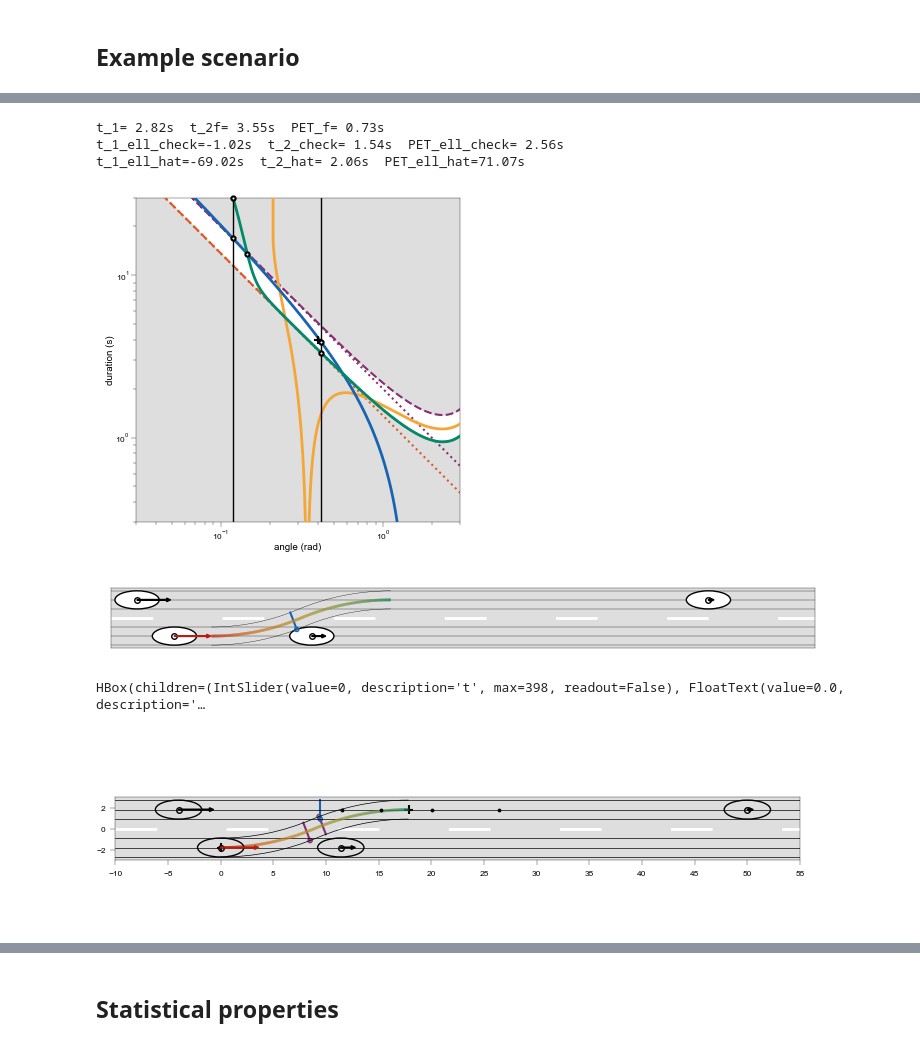
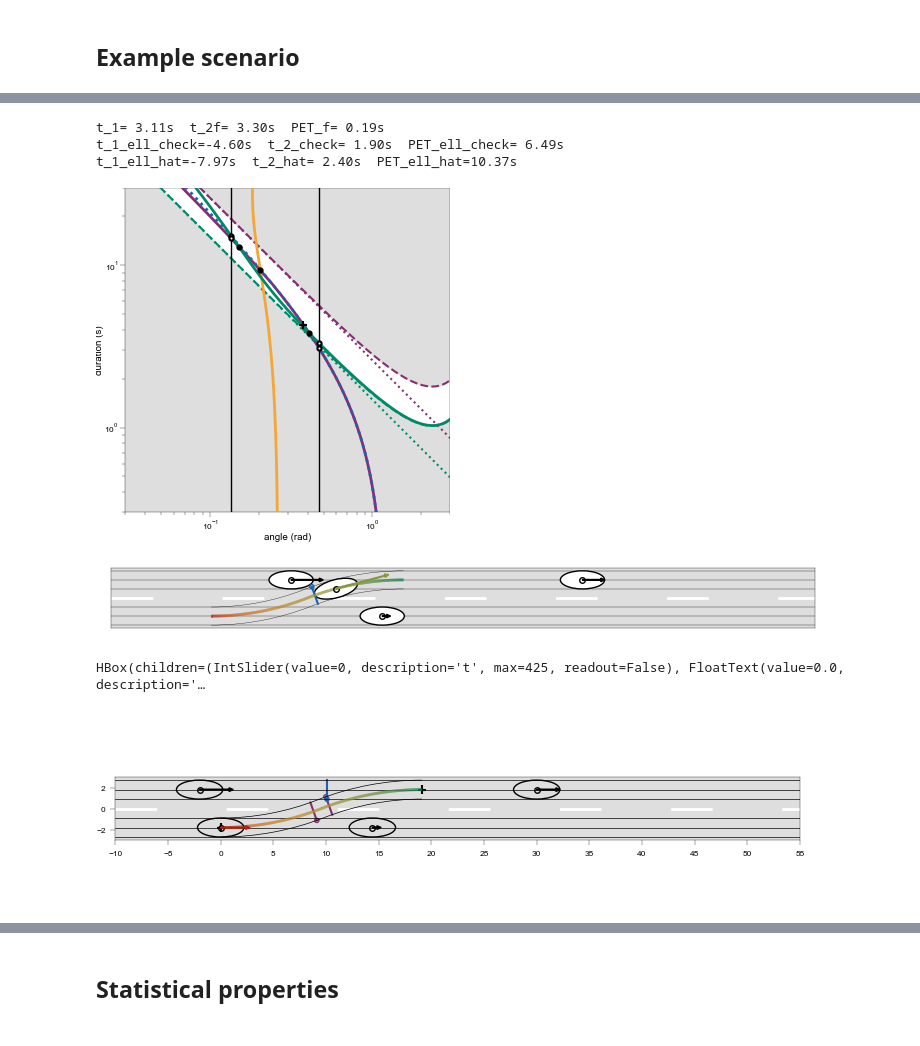
Before and after one commit to EPFL-ENAC/LUTS-pneuma-simulator, a Jupyter notebook: notebooks/discrete.ipynb, the cells around one changed output, grey strips where cells are left out. Saved outputs shown, nothing was run; the diff lists cells and outputs as text; code cells hidden in the pictures.

```diff
--- a/notebooks/discrete.ipynb
+++ b/notebooks/discrete.ipynb
@@ -694,0 +829,23 @@ solutions
+# %%
+solutions = scan_phi_log(
+    W,
+    s,
+    w,
+    x_check,
+    x_check_ell_hat,
+    x_f,
+    v_check,
+    v_ell_hat,
+    v_f,
+    lam,
+    v0,
+    s0,
+    lam_f,
+    v0_f,
+    s0_f,
+    phi_min,
+    phi_max,
+    n_scan=5,
+    xtol=1e-12,
+)
+solutions
@@ -774,13 +1021,14 @@ times, v_arr, theta_arr, x_arr, y_arr, t_star, v_star = sample_trajectory_closed
     v_check, x_check, y_check, a, R, Dt, theta_star, dt
 )
 PET_f, PET_ell_check, PET_ell_hat, (t_1, t_2f, t_1_ell_check, t_2_check, t_1_ell_hat, t_2_hat), details = pet(
-    R,
+    phi_star,
+    W,
+    s,
+    w,
     a,
     x_check,
     y_check,
     v_check,
-    x_hat,
-    y_hat,
     x_f,
     v_f,
     x_check_ell_check,
@@ -793,6 +1041,6 @@ PET_f, PET_ell_check, PET_ell_hat, (t_1, t_2f, t_1_ell_check, t_2_check, t_1_ell
     verbose=True,
 )
 # %% [output]
-t_1= 2.82s  t_2f= 3.55s  PET_f= 0.73s
-t_1_ell_check=-1.02s  t_2_check= 1.54s  PET_ell_check= 2.56s
-t_1_ell_hat=-69.02s  t_2_hat= 2.06s  PET_ell_hat=71.07s
+t_1= 3.11s  t_2f= 3.30s  PET_f= 0.19s
+t_1_ell_check=-4.60s  t_2_check= 1.90s  PET_ell_check= 6.49s
+t_1_ell_hat=-7.97s  t_2_hat= 2.40s  PET_ell_hat=10.37s
@@ -864,70 +1087,73 @@ for n, phi in enumerate(phis):
     l_f_phi.append(Dt_f_phi)
     l_max_phi.append(Dt_max_phi)
 # %%
-%matplotlib inline
+%matplotlib widget
 if phi_star:
     # --- Plot ---
     fig, ax = plt.subplots(figsize=(9 * cm, 9 * cm))
     ax.set_aspect("equal")
 
     # add labels here
-    ax.plot(phis, l_PET, color=orange, lw=2, zorder=20)
-    ax.plot(phis, l_f_phi, color=dark_blue, lw=2, zorder=20, label="new follower")
+    ax.plot(phis, l_PET_ell, color=orange, lw=2, zorder=20)
+    ax.plot(phis, l_PET_f, color=dark_purple, lw=2, zorder=20)
+    ax.plot(phis, l_f_phi, color=dark_blue, ls=":", lw=2, zorder=20, label="new follower")
     ax.plot(phis, l_ell_phi, color=dark_teal, lw=2, zorder=20, label="new leader")
-    ax.plot(phis, l_0_phi, color=vermilion, ls="--", lw=1.5, zorder=10, label="singularity")
+    ax.plot(phis, l_0_phi, color=dark_teal, ls="--", lw=1.5, zorder=10, label="singularity")
     ax.plot(phis, l_max_phi, color=dark_purple, ls="--", lw=1.5, zorder=10, label="deceleration")
     ax.fill_between(phis, cast(Any, l_max_phi), 10000, color=grey)
-    ax.plot(phis, scaling_0(phis, v0, v_check), c=vermilion, ls=":", zorder=15, lw=1.5)
+    ax.plot(phis, scaling_0(phis, v0, v_check), c=dark_teal, ls=":", zorder=15, lw=1.5)
     ax.plot(phis, scaling_max(phis, v_check), c=dark_purple, ls=":", zorder=15, lw=1.5)
     ax.axvline(phi_min, color="k", ls="-", lw=1, zorder=20)
     ax.axvline(phi_max, color="k", ls="-", lw=1, zorder=20)
+    #ax.axvline(phi_constraint, color="r", ls="-", lw=1, zorder=20)
     phis_max = []
     phis_0 = []
     Ds_max = []
     Ds_0 = []
-    # ax.axvline(geometric_mean([phi_min,phi_max]), color='k', ls=":", lw=1, zorder=20)
     ax.fill_between(phis, cast(Any, l_0_phi), color=grey)
     for solution in solutions:
-        ax.scatter(solution[0], solution[1], marker=MarkerStyle("."), lw=1.5, ec="k", fc="w", zorder=100, clip_on=False)
+        ax.scatter(solution[0], solution[1], marker=MarkerStyle("."), lw=1.5, ec="k", fc='k', zorder=200, clip_on=False)
 
+    for constraint in constraints:
+        ax.scatter(constraint[0], constraint[1], marker=MarkerStyle("."), lw=1.5, ec="k", fc='k', zorder=200, clip_on=False)
     # Corner points
     ax.scatter(phi_min, Dt_ell_phi_min, marker=MarkerStyle("."), lw=1.5, ec="k", fc="w", zorder=100, clip_on=False)
     ax.scatter(phi_min, Dt_f_phi_min, marker=MarkerStyle("."), lw=1.5, ec="k", fc="w", zorder=100, clip_on=False)
     ax.scatter(phi_max, Dt_ell_phi_max, marker=MarkerStyle("."), lw=1.5, ec="k", fc="w", zorder=100, clip_on=False)
     ax.scatter(phi_max, Dt_f_phi_max, marker=MarkerStyle("."), lw=1.5, ec="k", fc="w", zorder=100, clip_on=False)
+    #ax.scatter(ell_phi, geom(ell_phi, W)[1]/v_check, marker=MarkerStyle("."), lw=1.5, ec="k", fc="w", zorder=100, clip_on=False)
 
     ## Critical point
-    # if phi_c:
     ax.scatter(phi_star, Dt, marker=MarkerStyle("+"), lw=1.5, ec="k", fc="w", zorder=100)
 
     ax.set_xlabel("angle (rad)", labelpad=0)
     ax.set_ylabel("duration (s)", labelpad=0)
     ax.tick_params(axis="both", which="major", pad=1)
     ax.set_yscale("log")
     ax.set_xscale("log")
     plt.xlim(0.03, 3)
     plt.ylim(0.3, 30)
 
     ## <<< LEGEND ADDITION >>>
     # ax.legend(
     #    loc="upper right",
     #    frameon=False,
     #    handlelength=2,
     #    borderpad=0,
     #    labelspacing=.2,
     # )
 
     fig.tight_layout(pad=0)
     # plt.savefig(
     #    "./output/sketches/lc_phi_omg.pdf",
     #    format="pdf",
     #    transparent=True,
     #    bbox_inches="tight",
     #    pad_inches=0.01,
     # )
     plt.show()
 # %% [output]
-[figure, old version]
+[figure, new version]
 # %%
 theta_imath, x_imath, y_imath, x_psi, y_psi, p, x_p, y_p = details
 # reference y0 depends on sign
@@ -941,7 +1167,7 @@ offset_x_check, offset_y_check = offset_point_on_circle(
 # %%
 %matplotlib inline
 # t_1, t_2f, t_1_ell_check, t_2_check, t_1_ell_hat, t_2_hat
-moment = t_1_ell_check
+moment = t_1
 if phi_star is not None:
     # --- Figure setup ---
 
@@ -1000,7 +1226,6 @@ if phi_star is not None:
     cmap_obj = get_cmap(cmap)
 
     # --- Detectors ---
-    show_detectors = "up"
     # Upper detector
     if moment in [t_1_ell_hat, t_2_hat]:
         plt.scatter(x_imath + x_psi, y_imath + y_psi, ec=dark_blue, fc="none", marker=MarkerStyle("."), zorder=0)
@@ -1150,7 +1375,7 @@ if phi_star is not None:
     # )
     plt.show()
 # %% [output]
-[figure, old version]
+[figure, new version]
 # %%
 %matplotlib widget
 if phi_star is not None:
@@ -1189,15 +1414,6 @@ if phi_star is not None:
 
     # --- Trajectory line ---
     colored_line(x_arr, y_arr, v_arr, ax=ax, zorder=1, cmap=cmap, lw=2, clip_on=False)
-
-    # --- Terminal markers ---
-    for pos in [
-        x_f + v_f * Dt + s,
-        x_f + v_f * Dt + s + vo(v_f, lam_f, v0_f, s0_f),
-        x_hat + s,
-        x_hat + s + vo(v_hat, lam, v0, s0),
-    ]:
-        ax.scatter(pos, y_hat, zorder=1, c="k", s=3)
 
     # --- Ellipses ---
     ellipses = [
@@ -1387,5 +1603,5 @@ if phi_star is not None:
     update()
     plt.show()
 # %% [output]
-HBox(children=(IntSlider(value=0, description='t', max=398, readout=False), FloatText(value=0.0, description='…
+HBox(children=(IntSlider(value=0, description='t', max=425, readout=False), FloatText(value=0.0, description='…
-[figure, old version]
+[figure, new version]
```
Also changed, not shown: parts of 36 cells of this notebook.
